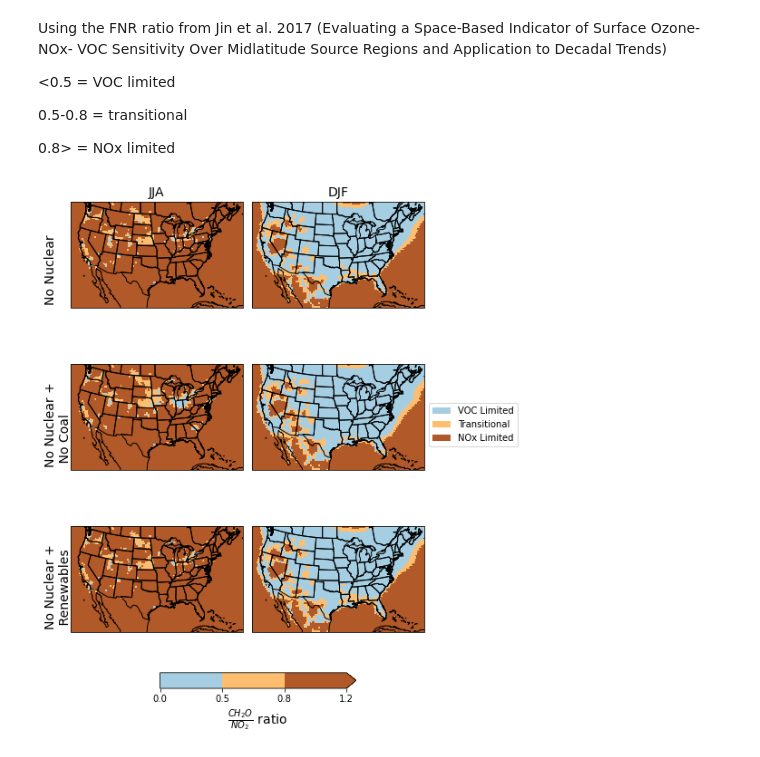
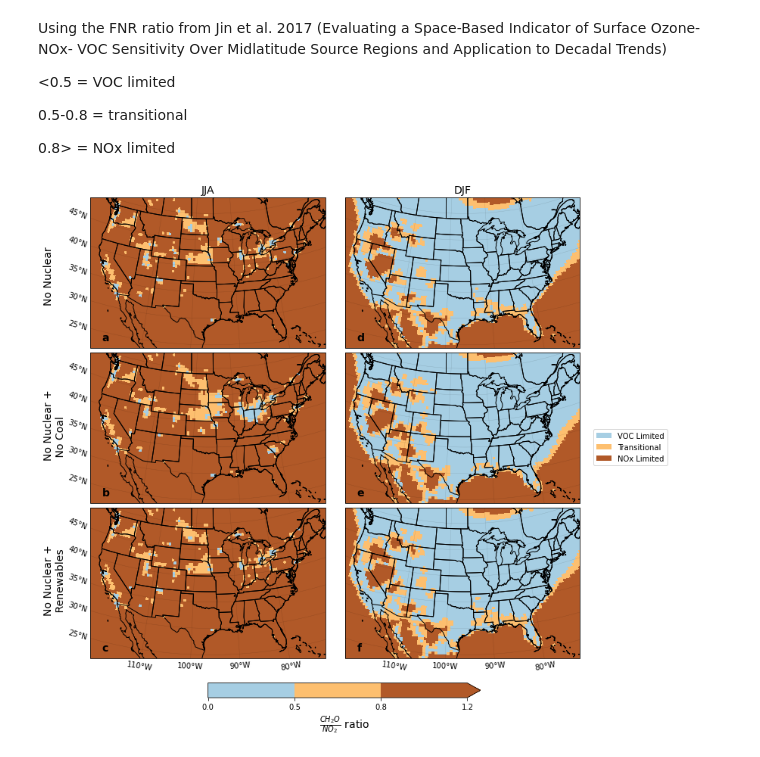
Before and after one commit to lfreese/us-ego, a Jupyter notebook: ego_nonuclear_project/7_ozone_regimes.ipynb, the cells around one changed output. Cells and saved outputs as stored; diff of their text form; code cells hidden in the pictures.

Commit message:
updates to figures for final paper

```diff
--- a/ego_nonuclear_project/7_ozone_regimes.ipynb
+++ b/ego_nonuclear_project/7_ozone_regimes.ipynb
@@ -39,6 +40,9 @@ ds= xr.open_dataset('./final_data/ds_NOX_SO2_CH2O_daily.nc4')
 ds_seasonal = utils.season_mean(ds)
 for p in ['NO2','NOx','NO','SO2','CH2O']:
     ds_seasonal[p].attrs = {'units':'ppb'}
+# %%
+import string
+alphabet = list(string.ascii_lowercase)
 # %% [markdown]
 
 
@@ -59,7 +63,8 @@ def ratio_plot(ds_seasonal, seasons, species1, species2, models, rows,
                        columns, figsize, levels,
                        cmap,shrink_cbar,
                        lat_lon, extension = 'max'):
-    fig, axes  = plt.subplots(figsize=figsize, nrows = len(models), ncols = len(seasons), subplot_kw={'projection':ccrs.LambertConformal()})
+    fig, axes  = plt.subplots(figsize=figsize, nrows = len(models), ncols = len(seasons), subplot_kw={'projection':ccrs.LambertConformal()}, constrained_layout = True)
+    alpha_labels = iter(alphabet)
     for idx_s, season in enumerate(seasons):
         for idx_m, model in enumerate(models):
             ax = axes[idx_m, idx_s]
@@ -74,25 +79,45 @@ def ratio_plot(ds_seasonal, seasons, species1, species2, models, rows,
             ax.coastlines() #add coastlines
             ax.set_extent(lat_lon) #set a limit on the plot lat and lon
             ax.set_title(''); #title
+            gl = ax.gridlines(crs=ccrs.PlateCarree(), draw_labels=True, x_inline=False, y_inline=False, linewidth=0.3, color='k',alpha=0.2)
+            if idx_m == 0 and idx_s == 0:
+                gl.right_labels = gl.top_labels = gl.bottom_labels = False
+            if idx_m == 1 and idx_s == 0:
+                gl.right_labels = gl.top_labels = gl.bottom_labels = False
+            if idx_m == 2 and idx_s == 0:
+                gl.right_labels = gl.top_labels = False
+            if idx_m == 0 and idx_s == 1:
+                gl.right_labels = gl.top_labels = gl.bottom_labels = gl.left_labels = False
+            if idx_m == 1 and idx_s == 1:
+                gl.right_labels = gl.top_labels = gl.bottom_labels = gl.left_labels = False
+            if idx_m == 2 and idx_s == 1:
+                gl.right_labels = gl.top_labels = gl.left_labels = False
+
+            gl.xlocator = ticker.FixedLocator([-110, -100, -90, -80])
+
+
+            label = next(alpha_labels)
+            ax.text(x = .05, y =.05, s = label, transform=ax.transAxes, fontweight="bold", fontsize = 14)
+
     for idx_mod, model in enumerate(models):
-        axes[idx_mod, 0].annotate(f'{plotting.proper_model_names_dict[model]}', xy=(-.15, 0.05), xycoords = 'axes fraction', fontsize = 14, rotation = 90)
+        axes[idx_mod, 0].annotate(f'{plotting.proper_model_names_dict[model]}', xy=(-.2, 0.3), xycoords = 'axes fraction', fontsize = 14, rotation = 90)
     axes[0,0].set_title(seasons[0], fontsize = 14)
     axes[0,1].set_title(seasons[1], fontsize = 14)
-    fig.subplots_adjust(right=0.8)
+    #fig.subplots_adjust(right=0.8)
     # put colorbar at desire position
-    cbar_ax = fig.add_axes([0.3, -0.02, 0.5, 0.03]) # [left, bottom, width, height]
+    cbar_ax = fig.add_axes([0.3, -0.05, 0.5, 0.03]) # [left, bottom, width, height]
     fig.colorbar(q, cax=cbar_ax, orientation="horizontal")
     cbar_ax.set_xlabel(r'$\frac{CH_2O}{NO_2}$ ratio', fontsize = 14)
-    plt.tight_layout()
+    #plt.tight_layout()
 # %%
 ratio_plot(ds_seasonal = ds_seasonal, species1 = 'CH2O', species2 = 'NO2',  seasons = ['JJA','DJF'], models = ['nonuc_NA','nonuc_coal_NA', 'renew_nonuc_NA'], cmap = plotting.cmap_discrete,
-                       rows = 1, columns = 2, levels = [0,.5,.8,1.2], lat_lon = [-120,-70,20,50], shrink_cbar = .7,
-                       figsize = [6,8])
+                       rows = 1, columns = 2, levels = [0,.5,.8,1.2], lat_lon = plotting.lat_lon, shrink_cbar = .7,
+                       figsize = [10,9])
 VOC_lim = mpatches.Patch(facecolor = plotting.cmap_discrete.colors[0], label = 'VOC Limited')
 trans = mpatches.Patch(facecolor = plotting.cmap_discrete.colors[1], label = 'Transitional')
 NOX_lim = mpatches.Patch(facecolor = plotting.cmap_discrete.colors[2], label = 'NOx Limited')
-plt.legend(handles = [VOC_lim,trans,NOX_lim], loc='upper right', bbox_to_anchor=(1.85, 18.52));
+plt.legend(handles = [VOC_lim,trans,NOX_lim], loc='upper right', bbox_to_anchor=(1.7, 18.52));
 plt.title('')
-plt.savefig('./Figures/regime_national_ratio.png', bbox_inches = 'tight', dpi = 150)
+plt.savefig('./Figures/supplement/regime_national_ratio.png', bbox_inches = 'tight', dpi = 150)
 # %% [output]
-[figure, old version]
+[figure, new version]
```
Also changed, not shown: parts of 1 cell of this notebook, 18 other files.
